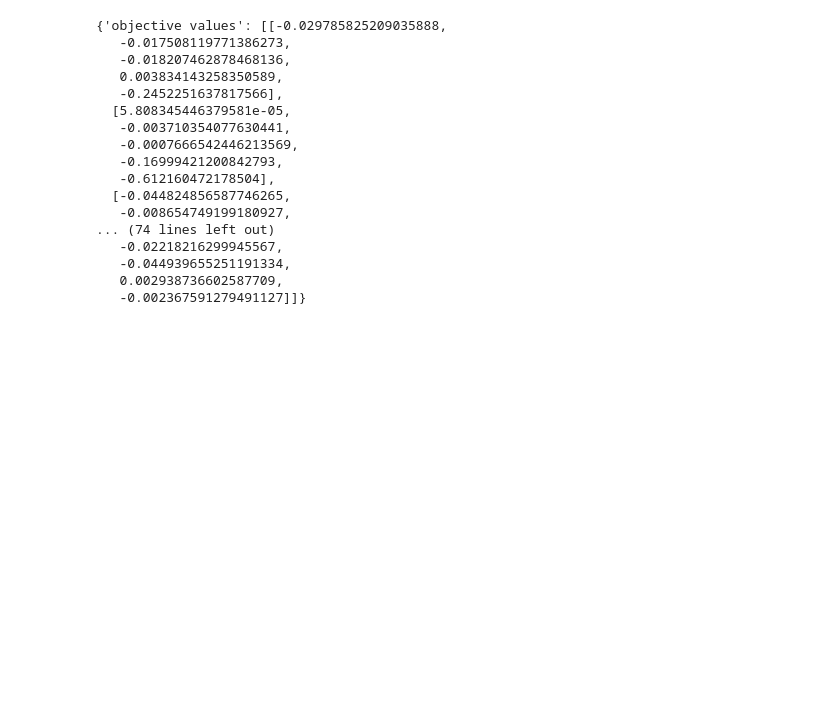
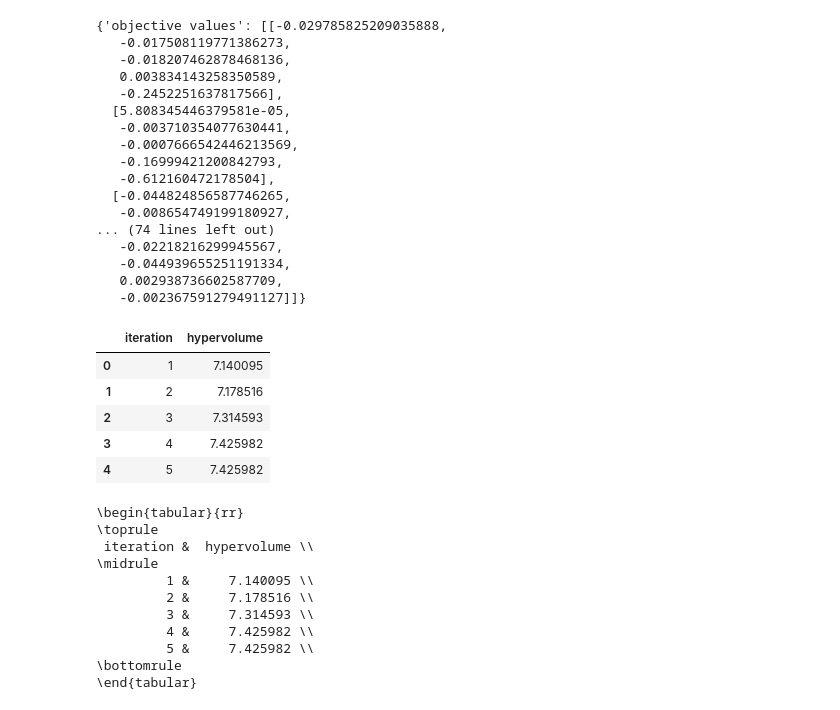
Before and after one commit to peteole/MOO_airfoil, a Jupyter notebook: BO_mono.ipynb, the cells around one changed output. Drawn from its saved outputs; the diff is of its cells as text; code cells hidden in the pictures; blank space fills up the shorter version.

Commit message:
Added result tables

```diff
--- a/BO_mono.ipynb
+++ b/BO_mono.ipynb
@@ -353,3 +361,39 @@ tensor([[ 1.9108e+00, -1.6304e-01],
    -0.044939655251191334,
    0.002938736602587709,
    -0.002367591279491127]]}
+# %%
+from botorch.utils.multi_objective.box_decompositions.dominated import (
+    DominatedPartitioning,
+)
+import pandas as pd
+N_BATCH=NUM_ITERATIONS
+ref_point=torch.tensor([-1.0, -2.0])
+def hypervolume(Y,ref_point=ref_point):
+    # compute hypervolume of Y
+    bd = DominatedPartitioning(ref_point=ref_point, Y=Y)
+    hv=bd.compute_hypervolume().item()
+    return hv
+data=pd.DataFrame({
+    "iteration":range(1,N_BATCH+1),
+    "hypervolume":[hypervolume(train_Y[0:INITIAL_X_COUNT+i*NUM_WEIGHTS,:]) for i in range(1,N_BATCH+1)]
+})
+display(data)
+print(data.to_latex(index=False))
+# %% [output]
+|  | iteration | hypervolume |
+| 0 | 1 | 7.140095 |
+| 1 | 2 | 7.178516 |
+| 2 | 3 | 7.314593 |
+| 3 | 4 | 7.425982 |
+| 4 | 5 | 7.425982 |
+\begin{tabular}{rr}
+\toprule
+ iteration &  hypervolume \\
+\midrule
+         1 &     7.140095 \\
+         2 &     7.178516 \\
+         3 &     7.314593 \\
+         4 &     7.425982 \\
+         5 &     7.425982 \\
+\bottomrule
+\end{tabular}
```
Also changed, not shown: parts of 1 cell of this notebook.
